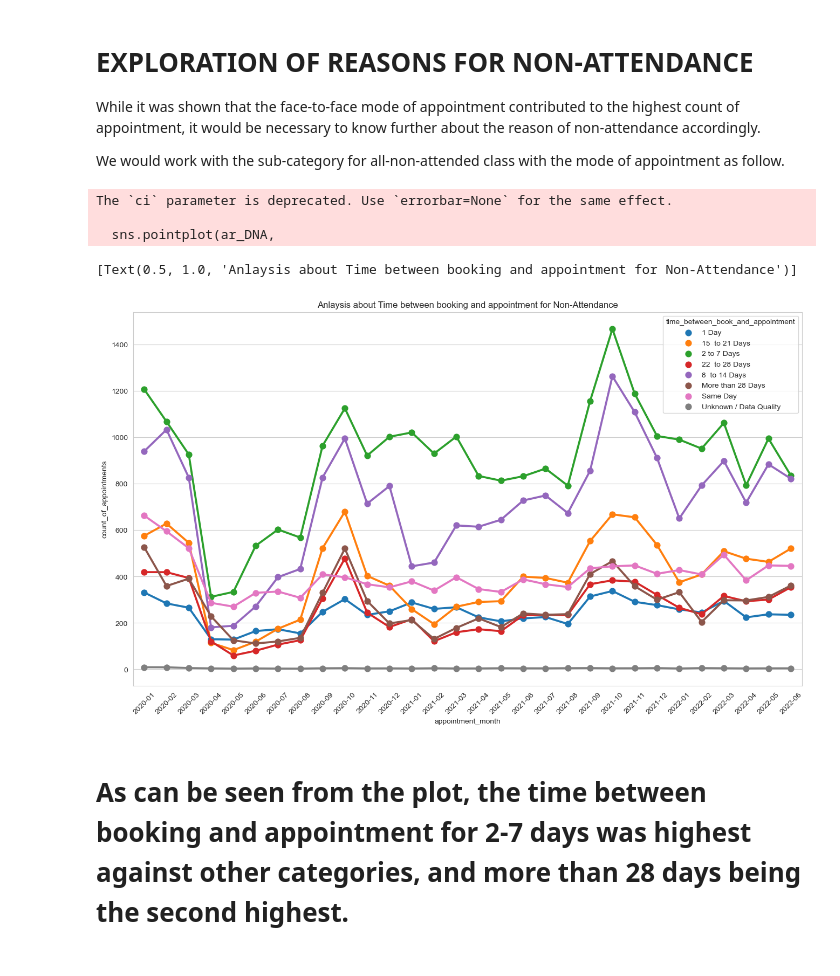
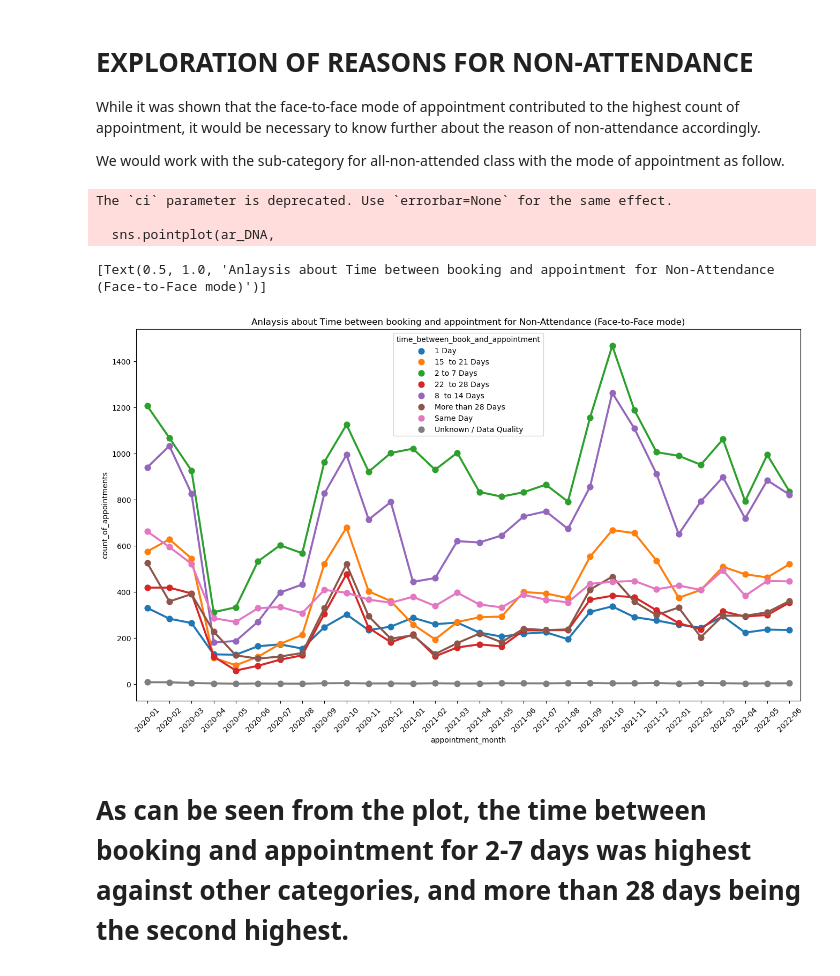
Before and after one commit to pykenneth/python_anywhere, a Jupyter notebook: LSE_DA201_Assignment_Kenneth_Lo.ipynb, the cells around one changed output. Saved outputs shown, nothing was run; the diff lists cells and outputs as text; code cells hidden in the pictures.

```diff
--- a/LSE_DA201_Assignment_Kenneth_Lo.ipynb
+++ b/LSE_DA201_Assignment_Kenneth_Lo.ipynb
@@ -1004,24 +1017,24 @@ We would work with the sub-category for all-non-attended class with the mode of
 # %%
 ar_ap_DNA = ar_subset[ar_subset["appointment_status"]=="DNA"]
 
 ar_DNA = ar_ap_DNA[ar_ap_DNA["appointment_mode"] == "Face-to-Face"]
 
 fig,ax = plt.subplots(figsize=(16,9))
 
 plt.xticks(rotation=45)
 
 sns.pointplot(ar_DNA,
               x="appointment_month",
               y="count_of_appointments",
               hue="time_between_book_and_appointment",
               ci=None
-             ).set(title="Anlaysis about Time between booking and appointment for Non-Attendance")
+             ).set(title="Anlaysis about Time between booking and appointment for Non-Attendance (Face-to-Face mode)")
 # %% [output]
 The `ci` parameter is deprecated. Use `errorbar=None` for the same effect.
 
   sns.pointplot(ar_DNA,
-[Text(0.5, 1.0, 'Anlaysis about Time between booking and appointment for Non-Attendance')]
+[Text(0.5, 1.0, 'Anlaysis about Time between booking and appointment for Non-Attendance (Face-to-Face mode)')]
-[figure, old version]
+[figure, new version]
 # %% [markdown]
 # As can be seen from the plot, the time between booking and appointment for 2-7 days was highest against other categories, and more than 28 days being the second highest.
 # The reason would be complex and required further analysis with further data support, like questionnaire survey conducted during the booking conversation in order to know further if the patient's prefered schedule could match with the GP appointment schedule.
```
Also changed, not shown: parts of 2 cells of this notebook, 1 other file.
